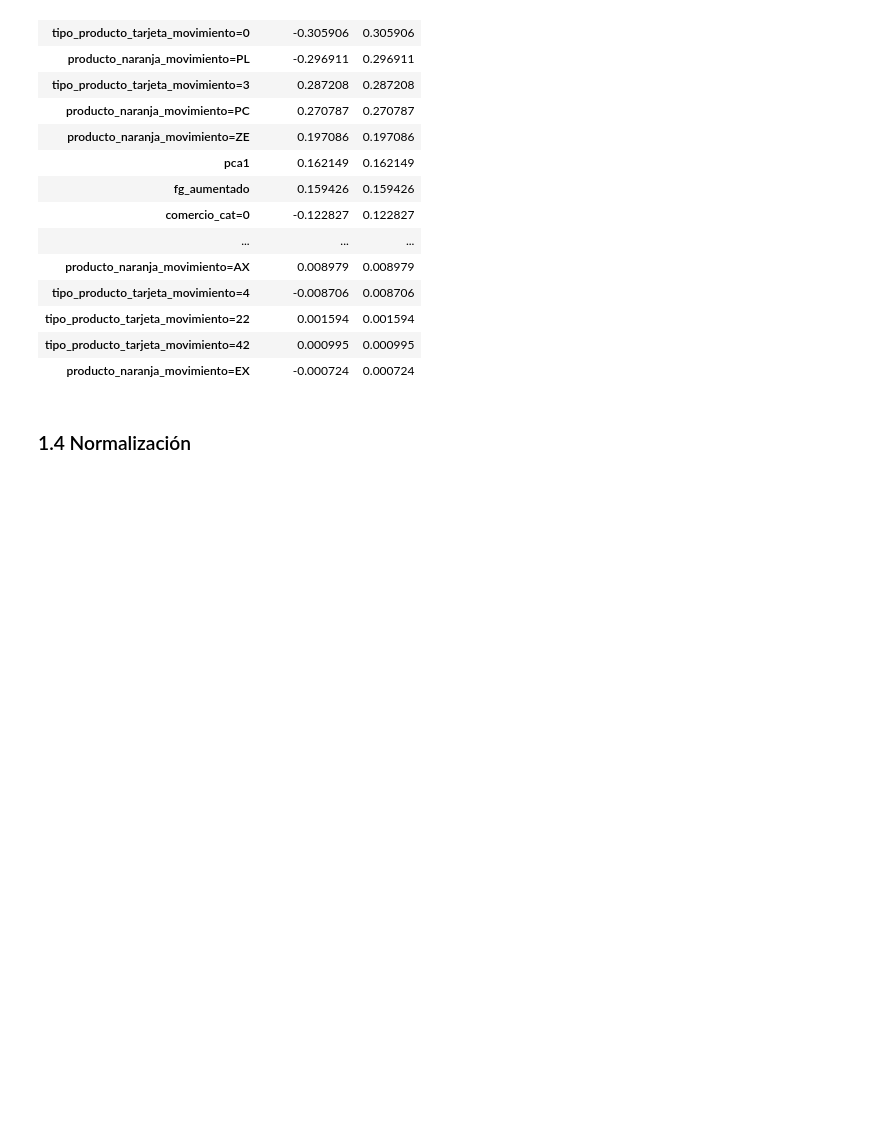
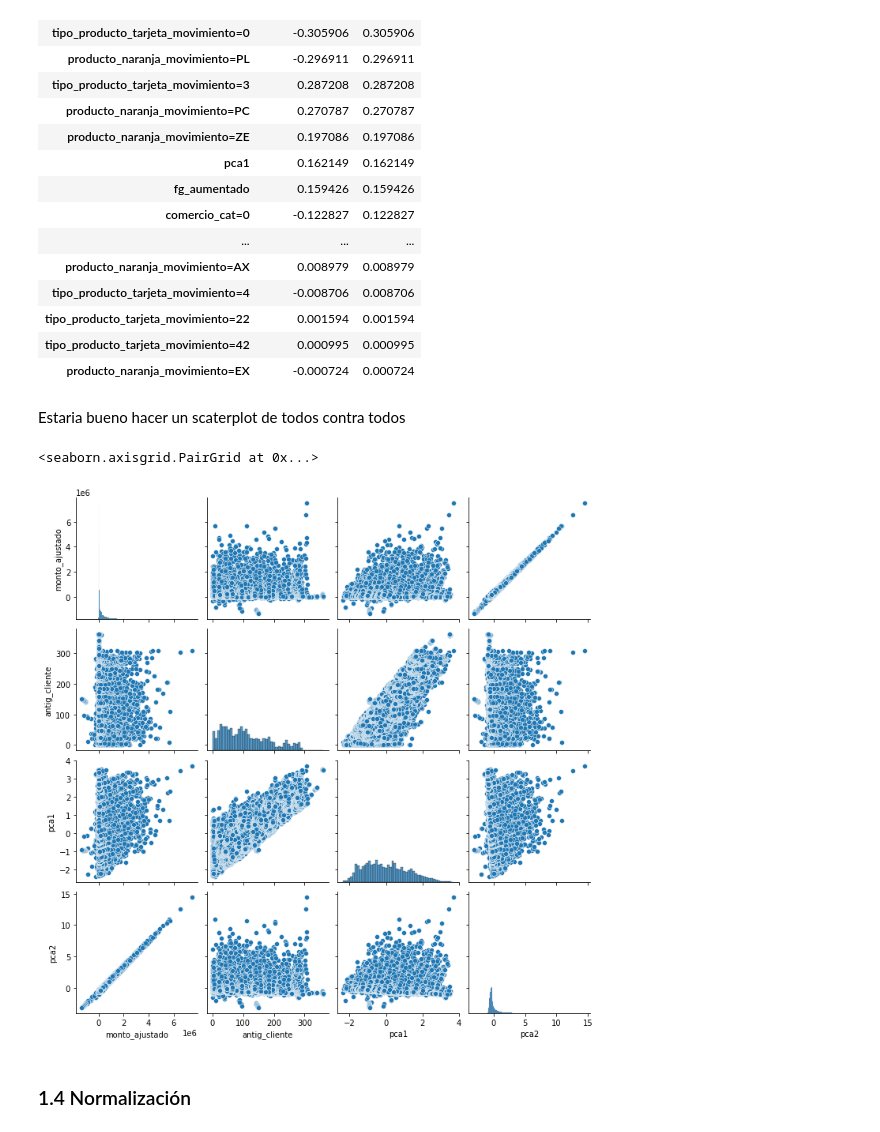
Before and after one commit to JIBarrionuevoGaltier/DiploDatos_2021_Mentoria_Grupo_2, a Jupyter notebook: notebooks_tp3/trabajo_practico_3_grupo2.ipynb, the cells around one changed output. Cells and saved outputs as stored; diff of their text form; code cells hidden in the pictures; blank space fills up the shorter version.

```diff
--- a/notebooks_tp3/trabajo_practico_3_grupo2.ipynb
+++ b/notebooks_tp3/trabajo_practico_3_grupo2.ipynb
@@ -223,3 +209,10 @@ Estaria bueno hacer un scaterplot de todos contra todos
+# %% [markdown]
+Estaria bueno hacer un scaterplot de todos contra todos
+# %%
+sns.pairplot(df_obj[['monto_ajustado', 'antig_cliente', 'pca1', 'pca2']])
+# %% [output]
+<seaborn.axisgrid.PairGrid at 0x...>
+[figure, added]
 # %% [markdown]
 ### 1.4 Normalización
 # %% [markdown]
```
Also changed, not shown: parts of 26 cells of this notebook.
